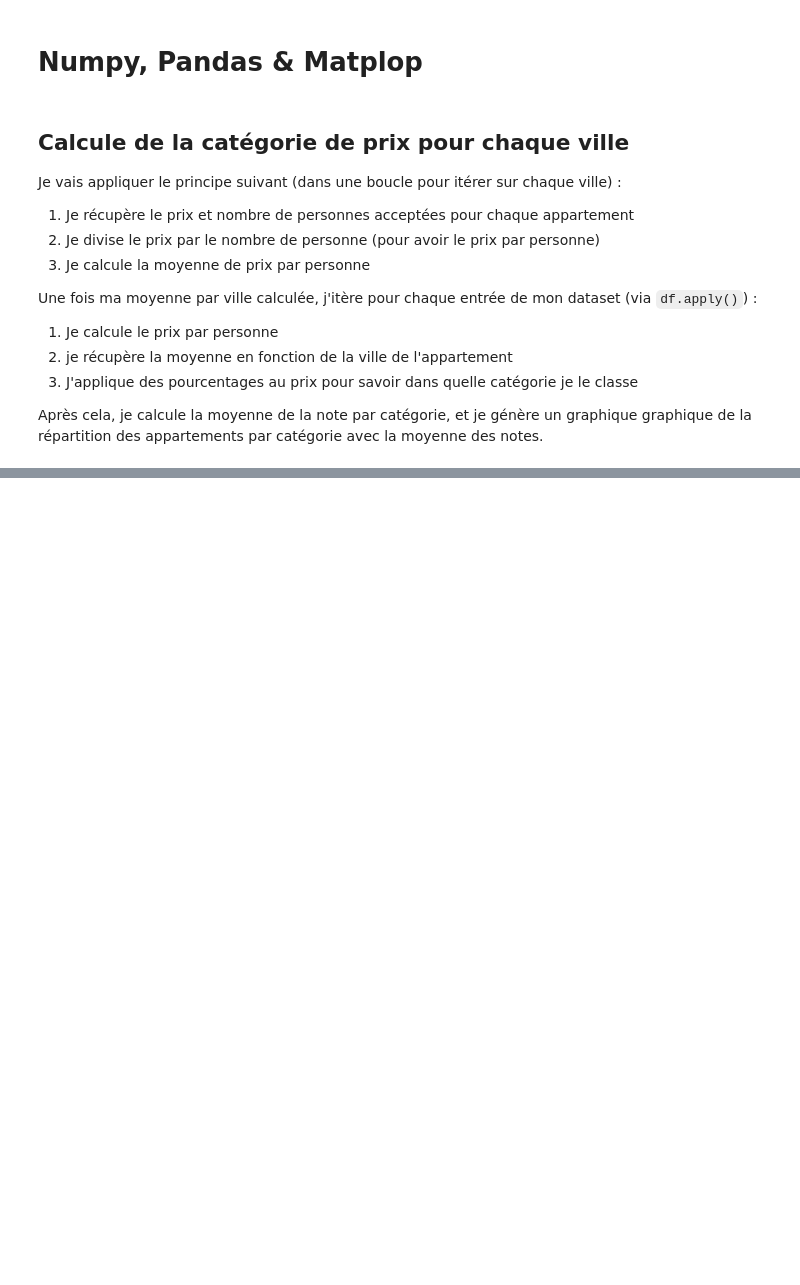
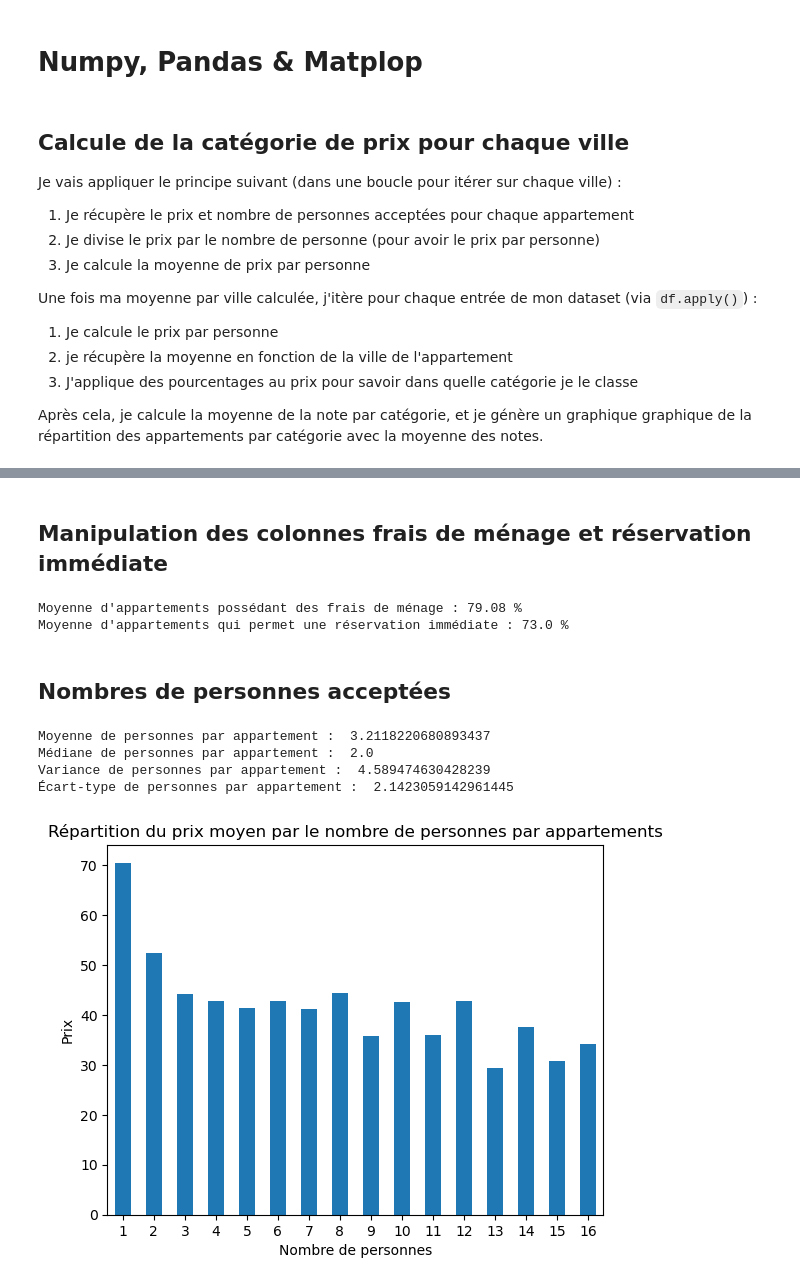
Before and after one commit to LoanCB/machine-learning-appartement, a Jupyter notebook: playground_airbnb.ipynb, the cells around one changed output, grey strips where cells are left out. Saved outputs shown, nothing was run; the diff lists cells and outputs as text; code cells hidden in the pictures; blank space fills up the shorter version.

```diff
--- a/playground_airbnb.ipynb
+++ b/playground_airbnb.ipynb
@@ -186,0 +218,39 @@ Moyenne de la date :  2016-01-14 08:11:51.013442755
+# %% [markdown]
+## Manipulation des colonnes frais de ménage et réservation immédiate
+# %%
+cleaning_fee_proportion = df['cleaning_fee'].mean()
+instant_bookable_proportion = df['instant_bookable'].mean()
+
+print(f"Moyenne d'appartements possédant des frais de ménage : {np.round(cleaning_fee_proportion * 100, 2)} %")
+print(f"Moyenne d'appartements qui permet une réservation immédiate : {np.round(instant_bookable_proportion * 100)} %")
+# %% [output]
+Moyenne d'appartements possédant des frais de ménage : 79.08 %
+Moyenne d'appartements qui permet une réservation immédiate : 73.0 %
+# %% [markdown]
+## Nombres de personnes acceptées
+# %%
+accommodates_average = df['accommodates'].mean()
+accommodates_median = df['accommodates'].median()
+accommodates_variance = df['accommodates'].var()
+accommodates_deviation = df['accommodates'].std()
+
+print("Moyenne de personnes par appartement : ", accommodates_average)
+print("Médiane de personnes par appartement : ", accommodates_median)
+print("Variance de personnes par appartement : ", accommodates_variance)
+print("Écart-type de personnes par appartement : ", accommodates_deviation)
+
+accommodates_price_average = df.groupby('accommodates')['price_by_person'].mean()
+
+plt.figure()
+ax = accommodates_price_average.plot(kind='bar')
+plt.title('Répartition du prix moyen par le nombre de personnes par appartements')
+plt.xlabel('Nombre de personnes')
+plt.ylabel("Prix ($)")
+plt.xticks(rotation=0)
+plt.show()
+# %% [output]
+Moyenne de personnes par appartement :  3.2118220680893437
+Médiane de personnes par appartement :  2.0
+Variance de personnes par appartement :  4.589474630428239
+Écart-type de personnes par appartement :  2.1423059142961445
+[figure, added]
```
Also changed, not shown: parts of 5 cells of this notebook.
